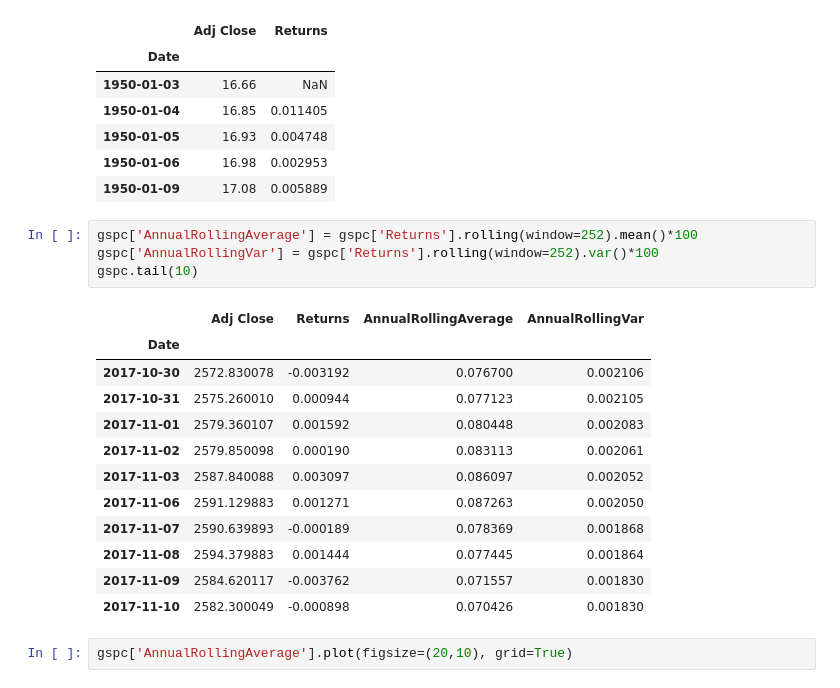
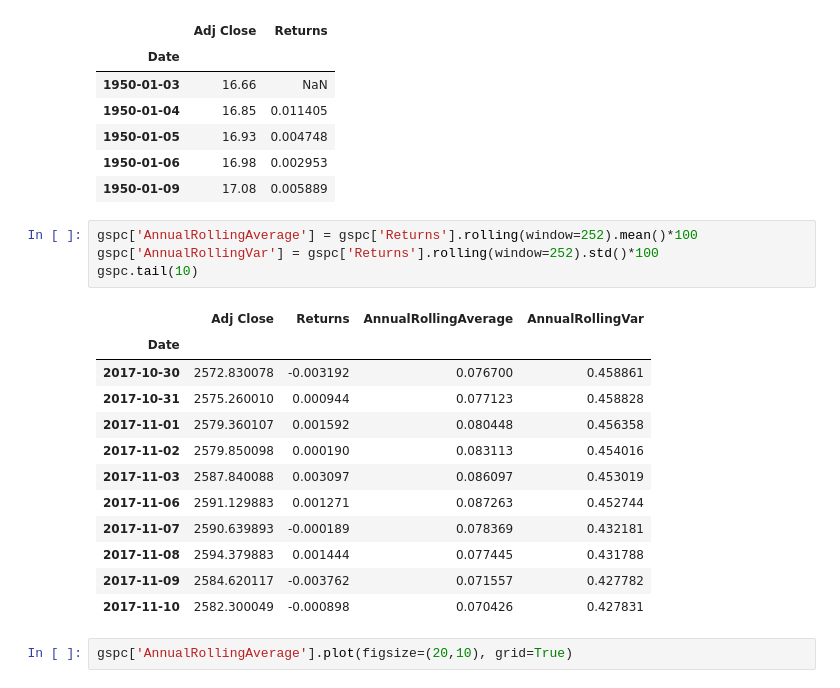
Before and after one commit to drastorguev/financethroughpython, a Jupyter notebook: Historic_Volatilities.ipynb, the cells around one changed output. Drawn from its saved outputs; the diff is of its cells as text.

```diff
--- a/Historic_Volatilities.ipynb
+++ b/Historic_Volatilities.ipynb
@@ -26,21 +26,21 @@ gspc.head()
 | 1950-01-09 | 17.08 | 0.005889 |
 # %%
 gspc['AnnualRollingAverage'] = gspc['Returns'].rolling(window=252).mean()*100
-gspc['AnnualRollingVar'] = gspc['Returns'].rolling(window=252).var()*100
+gspc['AnnualRollingVar'] = gspc['Returns'].rolling(window=252).std()*100
 gspc.tail(10)
 # %% [output]
 |  | Adj Close | Returns | AnnualRollingAverage | AnnualRollingVar |
 | Date |  |  |  |  |
-| 2017-10-30 | 2572.830078 | -0.003192 | 0.076700 | 0.002106 |
-| 2017-10-31 | 2575.260010 | 0.000944 | 0.077123 | 0.002105 |
-| 2017-11-01 | 2579.360107 | 0.001592 | 0.080448 | 0.002083 |
-| 2017-11-02 | 2579.850098 | 0.000190 | 0.083113 | 0.002061 |
-| 2017-11-03 | 2587.840088 | 0.003097 | 0.086097 | 0.002052 |
-| 2017-11-06 | 2591.129883 | 0.001271 | 0.087263 | 0.002050 |
-| 2017-11-07 | 2590.639893 | -0.000189 | 0.078369 | 0.001868 |
-| 2017-11-08 | 2594.379883 | 0.001444 | 0.077445 | 0.001864 |
-| 2017-11-09 | 2584.620117 | -0.003762 | 0.071557 | 0.001830 |
-| 2017-11-10 | 2582.300049 | -0.000898 | 0.070426 | 0.001830 |
+| 2017-10-30 | 2572.830078 | -0.003192 | 0.076700 | 0.458861 |
+| 2017-10-31 | 2575.260010 | 0.000944 | 0.077123 | 0.458828 |
+| 2017-11-01 | 2579.360107 | 0.001592 | 0.080448 | 0.456358 |
+| 2017-11-02 | 2579.850098 | 0.000190 | 0.083113 | 0.454016 |
+| 2017-11-03 | 2587.840088 | 0.003097 | 0.086097 | 0.453019 |
+| 2017-11-06 | 2591.129883 | 0.001271 | 0.087263 | 0.452744 |
+| 2017-11-07 | 2590.639893 | -0.000189 | 0.078369 | 0.432181 |
+| 2017-11-08 | 2594.379883 | 0.001444 | 0.077445 | 0.431788 |
+| 2017-11-09 | 2584.620117 | -0.003762 | 0.071557 | 0.427782 |
+| 2017-11-10 | 2582.300049 | -0.000898 | 0.070426 | 0.427831 |
 # %%
 gspc['AnnualRollingAverage'].plot(figsize=(20,10), grid=True)
 # %% [output]
```
Also changed, not shown: parts of 1 cell of this notebook, 1 other file.
